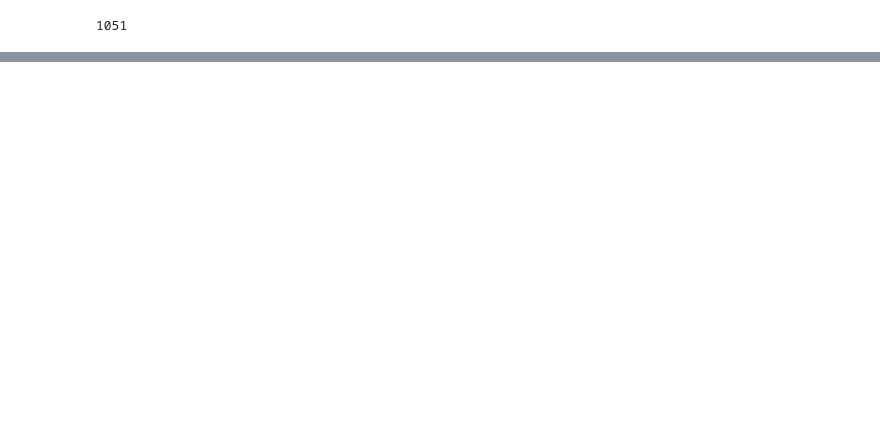
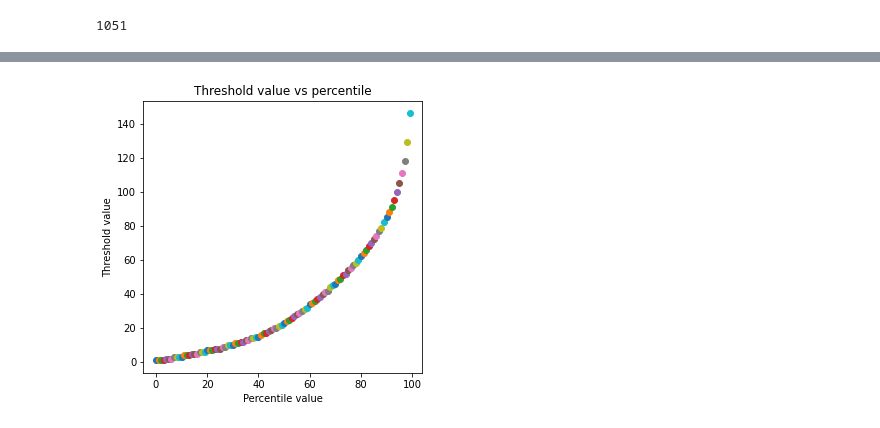
Before and after one commit to nanoepics/epicsjukebox, a Jupyter notebook: Notebooks/Ingmar/AnalysisBF_Full.ipynb, the cells around one changed output, grey strips where cells are left out. Saved outputs shown, nothing was run; the diff lists cells and outputs as text; code cells hidden in the pictures; blank space fills up the shorter version.

```diff
--- a/Notebooks/Ingmar/AnalysisBF_Full.ipynb
+++ b/Notebooks/Ingmar/AnalysisBF_Full.ipynb
@@ -206,0 +103,9 @@ Frame 1399: 10474 features
+# %%
+for i in range(0, 100, 1):
+    Threshold = tp.find.percentile_threshold(ImgSeq[300], percentile=i)
+    plt.scatter(i, Threshold)
+    plt.title('Threshold value vs percentile')
+    plt.xlabel('Percentile value')
+    plt.ylabel('Threshold value')
+# %% [output]
+[figure, added]
```
Also changed, not shown: parts of 63 cells of this notebook, 2 other files.
